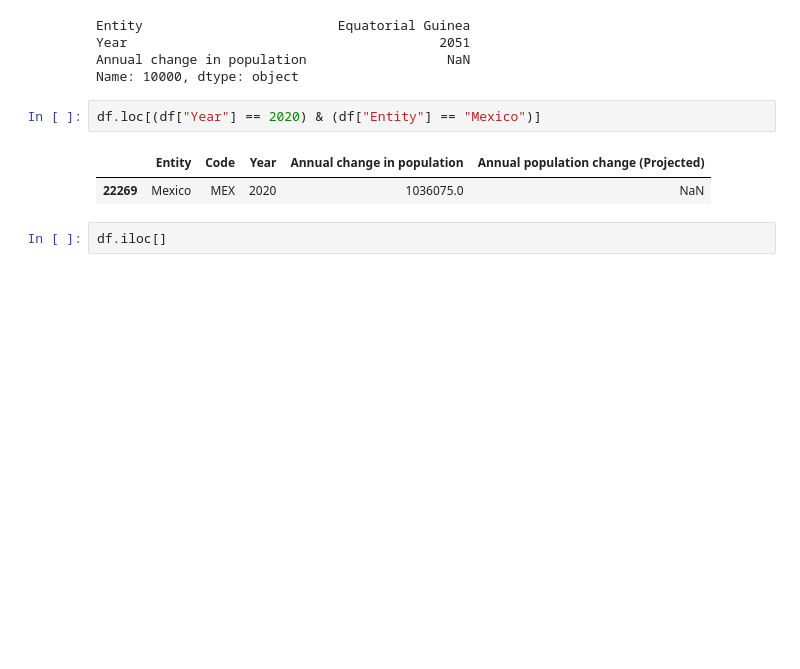
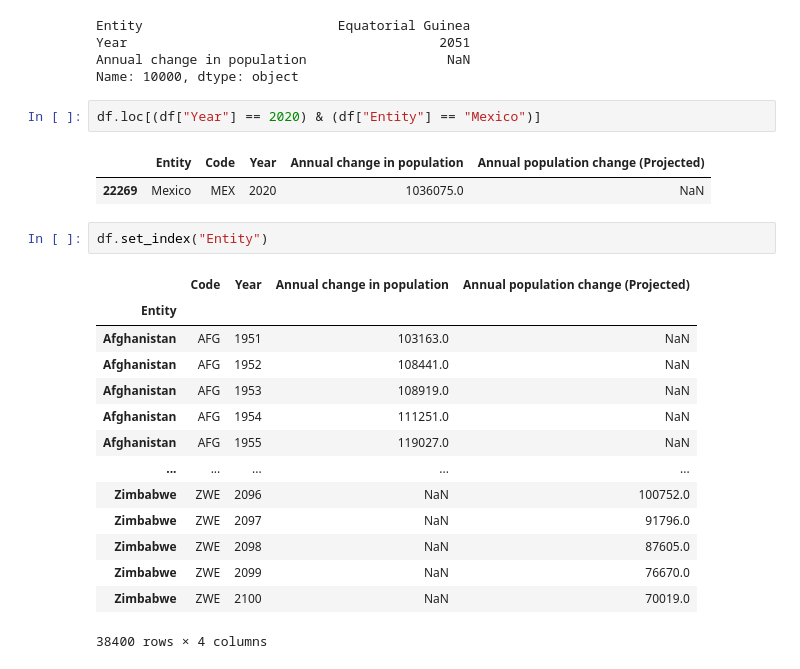
Before and after one commit to mykechvz/TopicosDeBigData5toSemes, a Jupyter notebook: UI_1_Probabiidad_estadistica/notebooks/01_evolucion_poblacional.ipynb, the cells around one changed output. Cells and saved outputs as stored; diff of their text form; blank space fills up the shorter version.

```diff
--- a/UI_1_Probabiidad_estadistica/notebooks/01_evolucion_poblacional.ipynb
+++ b/UI_1_Probabiidad_estadistica/notebooks/01_evolucion_poblacional.ipynb
@@ -341,4 +341,19 @@ df.loc[(df["Year"] == 2020) & (df["Entity"] == "Mexico")]
 |  | Entity | Code | Year | Annual change in population | Annual population change (Projected) |
 | 22269 | Mexico | MEX | 2020 | 1036075.0 | NaN |
 # %%
-df.iloc[]
+df.set_index("Entity")
+# %% [output]
+|  | Code | Year | Annual change in population | Annual population change (Projected) |
+| Entity |  |  |  |  |
+| Afghanistan | AFG | 1951 | 103163.0 | NaN |
+| Afghanistan | AFG | 1952 | 108441.0 | NaN |
+| Afghanistan | AFG | 1953 | 108919.0 | NaN |
+| Afghanistan | AFG | 1954 | 111251.0 | NaN |
+| Afghanistan | AFG | 1955 | 119027.0 | NaN |
+| ... | ... | ... | ... | ... |
+| Zimbabwe | ZWE | 2096 | NaN | 100752.0 |
+| Zimbabwe | ZWE | 2097 | NaN | 91796.0 |
+| Zimbabwe | ZWE | 2098 | NaN | 87605.0 |
+| Zimbabwe | ZWE | 2099 | NaN | 76670.0 |
+| Zimbabwe | ZWE | 2100 | NaN | 70019.0 |
+38400 rows × 4 columns
```
Also changed, not shown: 5 other files.
